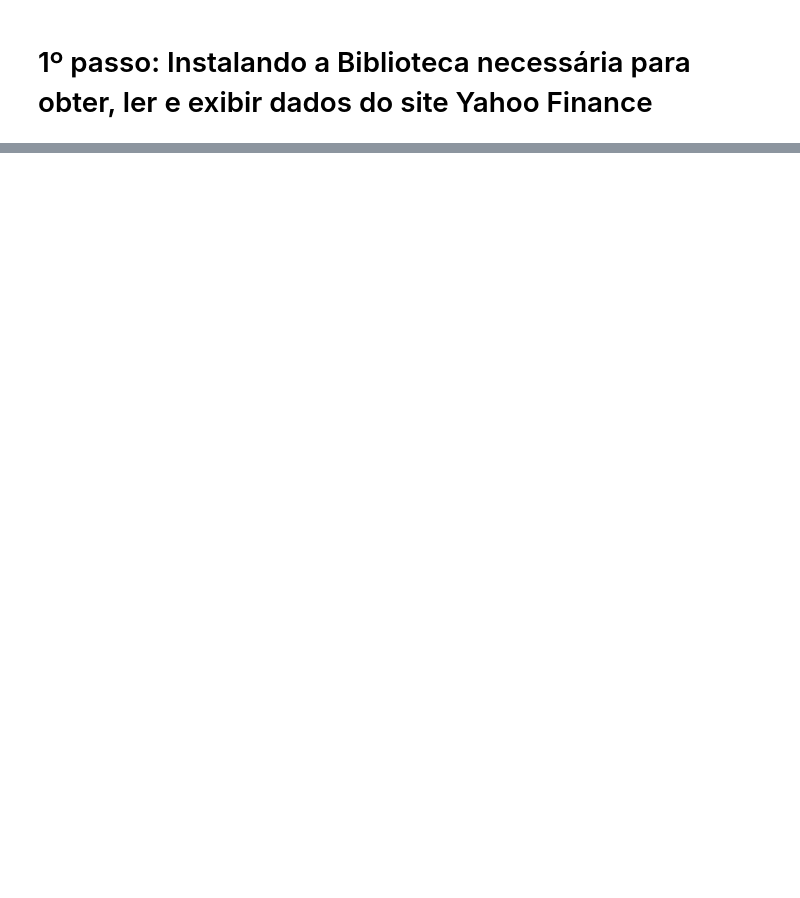
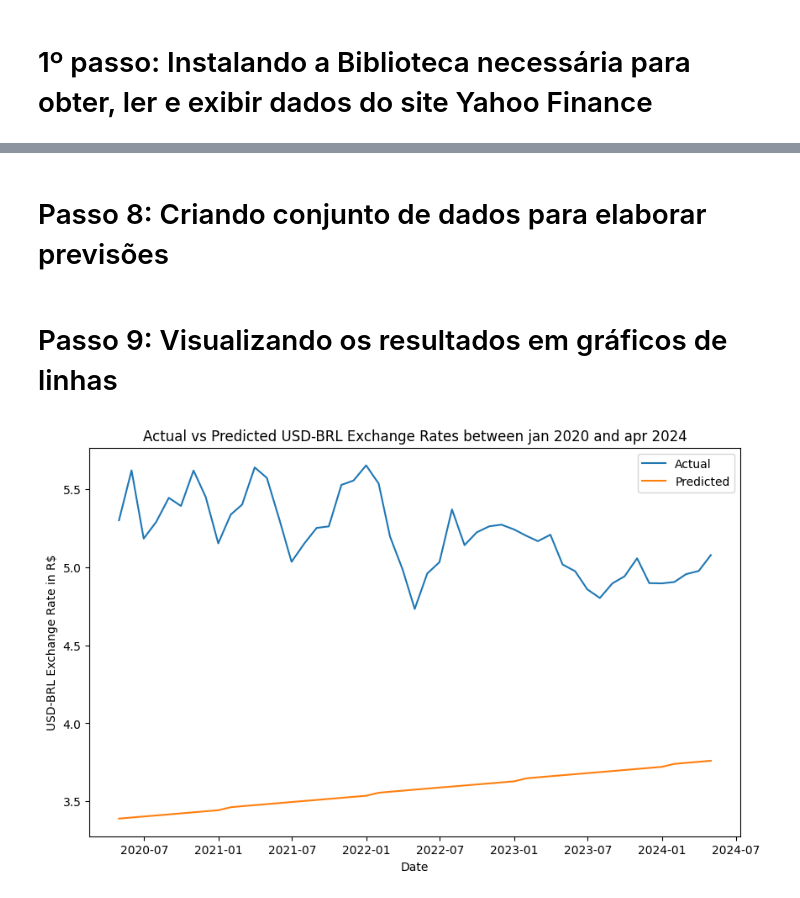
Before and after one commit to FabioPojo1987/FabioPojo1987-MVP_2_DATA_SCIENCE_PUC_RIO, a Jupyter notebook: MVP_2_DATA_SCIENCE_PUC_Rio.ipynb, the cells around one changed output, grey strips where cells are left out. Cells and saved outputs as stored; diff of their text form; code cells hidden in the pictures; blank space fills up the shorter version.

```diff
--- a/MVP_2_DATA_SCIENCE_PUC_Rio.ipynb
+++ b/MVP_2_DATA_SCIENCE_PUC_Rio.ipynb
@@ -63,0 +24,4 @@ plt.show()
+# %%
+start_date = '2010-01-01'
+end_date = '2024-04-30'
+data = yf.download('USDBRL=X', start=start_date, end=end_date)
@@ -63,0 +49,2 @@ plt.show()
+# %% [markdown]
+# Passo 8: Criando conjunto de dados para elaborar previsões
@@ -63,0 +57,13 @@ plt.show()
+# %% [markdown]
+# Passo 9: Visualizando os resultados em gráficos de linhas
+# %%
+plt.figure(figsize=(10, 6))
+plt.plot(test_data.index, y_test, label='Actual')
+plt.plot(test_data.index, predictions, label='Predicted')
+plt.xlabel('Date')
+plt.ylabel('USD-BRL Exchange Rate in R$')
+plt.title('Actual vs Predicted USD-BRL Exchange Rates between jan 2020 and apr 2024')
+plt.legend()
+plt.show()
+# %% [output]
+[figure, added]
```
Also changed, not shown: parts of 15 cells of this notebook.
